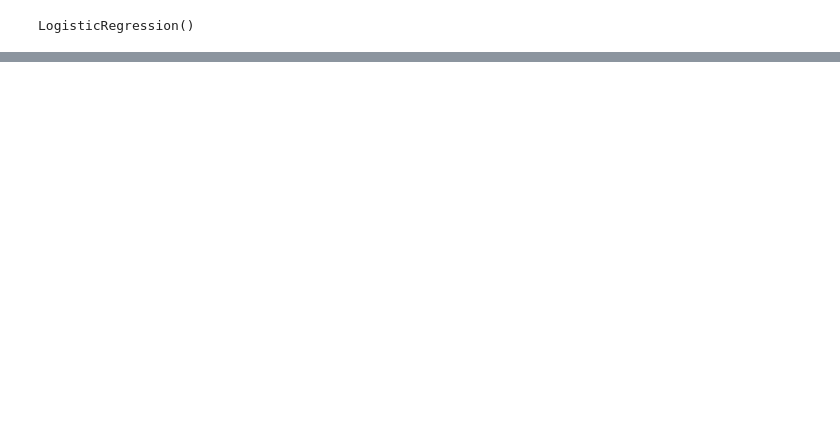
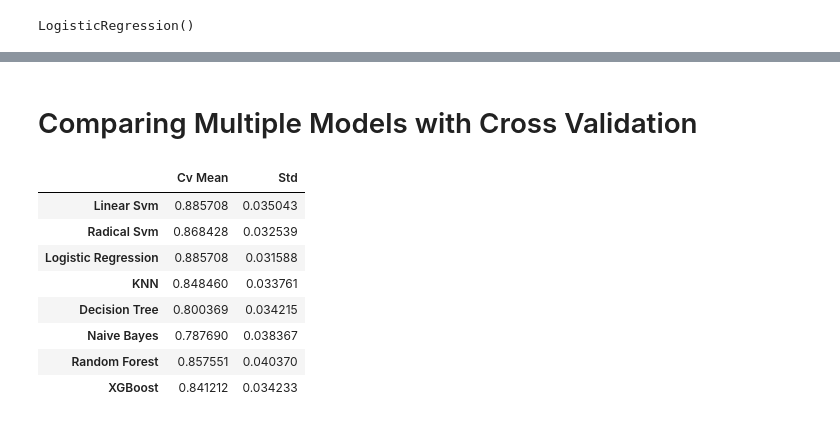
Before and after one commit to vyavahareyash/DSBDA-Project, a Jupyter notebook: DataViz.ipynb, the cells around one changed output, grey strips where cells are left out. Cells and saved outputs as stored; diff of their text form; code cells hidden in the pictures; blank space fills up the shorter version.

Commit message:
cross validation

```diff
--- a/DataViz.ipynb
+++ b/DataViz.ipynb
@@ -427,0 +474,77 @@ pickle.dump(scaler,open('scaler.pkl','wb'))
+# %% [markdown]
+# Comparing Multiple Models with Cross Validation
+# %%
+from sklearn.model_selection import KFold
+from sklearn.model_selection import cross_val_score, cross_val_predict
+from sklearn import svm
+from sklearn.ensemble import RandomForestClassifier
+from sklearn.naive_bayes import GaussianNB
+from sklearn.tree import DecisionTreeClassifier
+from sklearn.linear_model import LogisticRegression
+from sklearn.neighbors import KNeighborsClassifier
+from xgboost import XGBClassifier
+
+from sklearn.metrics import confusion_matrix
+from sklearn.model_selection import GridSearchCV
+
+
+
+
+kfold = KFold(n_splits=10, random_state=22,shuffle=True)
+xyz= []
+accuracy = []
+std = []
+y_pred_list = []
+
+
+classifiers = ['Linear Svm',
+              'Radical Svm',
+              'Logistic Regression',
+              'KNN',
+              'Decision Tree',
+              'Naive Bayes',
+              'Random Forest',
+              'XGBoost']
+
+models = [svm.SVC(kernel='linear'),
+         svm.SVC(kernel='rbf'),
+         LogisticRegression(solver='liblinear'),
+         KNeighborsClassifier(),
+          DecisionTreeClassifier(),
+          GaussianNB(),
+          RandomForestClassifier(n_estimators=100),
+          XGBClassifier()
+        ]
+
+for i in models:
+    model = i
+    cv_result =cross_val_score(model,
+                               X_train,
+                               y_train,
+                               cv=kfold,
+                              scoring='accuracy')
+    y_pred = cross_val_predict(model, X, y, cv=10)
+    y_pred_list.append(y_pred)
+    cv_result =cv_result
+    xyz.append(cv_result.mean())
+    std.append(cv_result.std())
+    accuracy.append(cv_result)
+
+
+
+
+new_model_data_frame =pd.DataFrame({'Cv Mean': xyz,
+                                   'Std': std},
+                                   index=classifiers)
+
+new_model_data_frame
+# %% [output]
+|  | Cv Mean | Std |
+| Linear Svm | 0.885708 | 0.035043 |
+| Radical Svm | 0.868428 | 0.032539 |
+| Logistic Regression | 0.885708 | 0.031588 |
+| KNN | 0.848460 | 0.033761 |
+| Decision Tree | 0.800369 | 0.034215 |
+| Naive Bayes | 0.787690 | 0.038367 |
+| Random Forest | 0.857551 | 0.040370 |
+| XGBoost | 0.841212 | 0.034233 |
```
Also changed, not shown: parts of 8 cells of this notebook, 2 other files.
